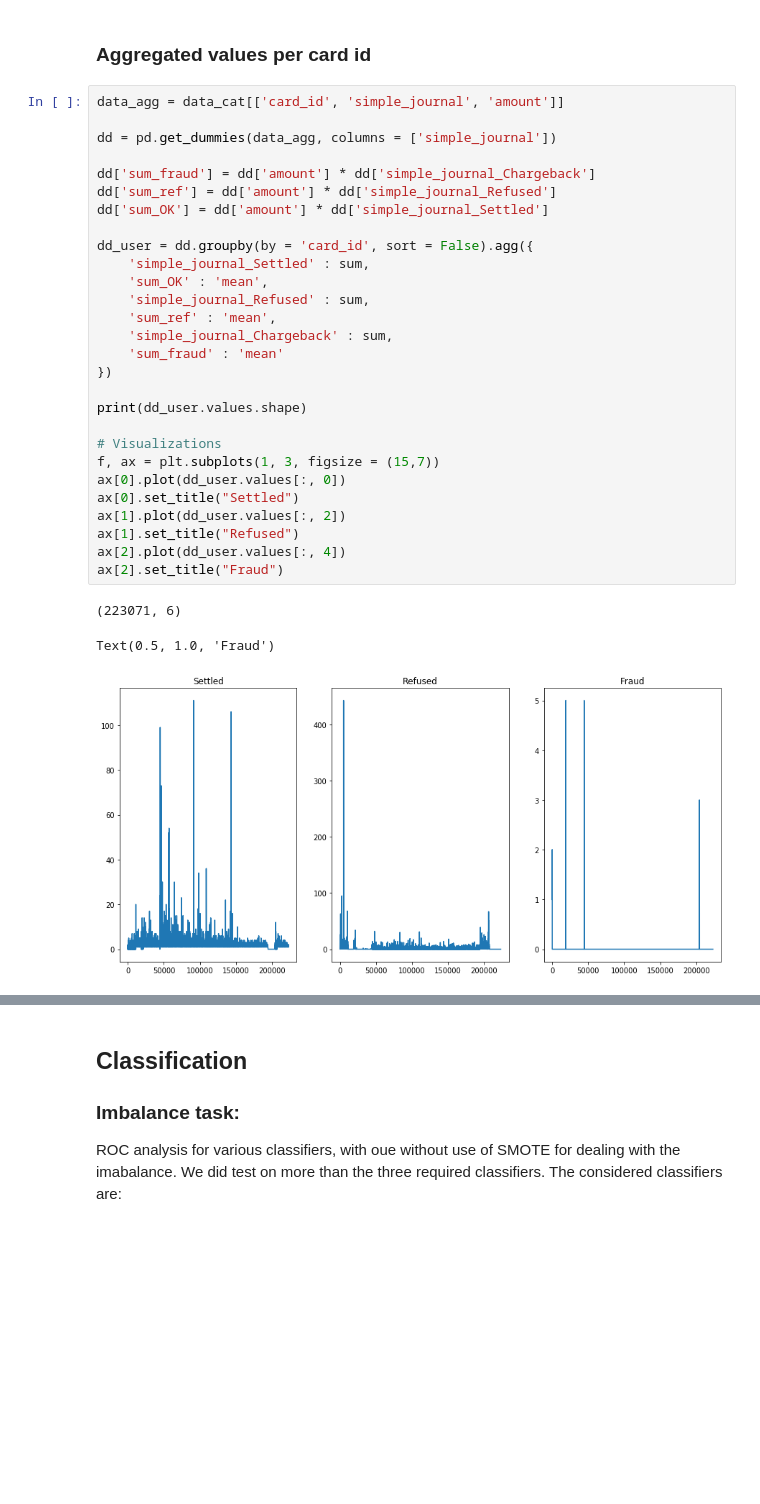
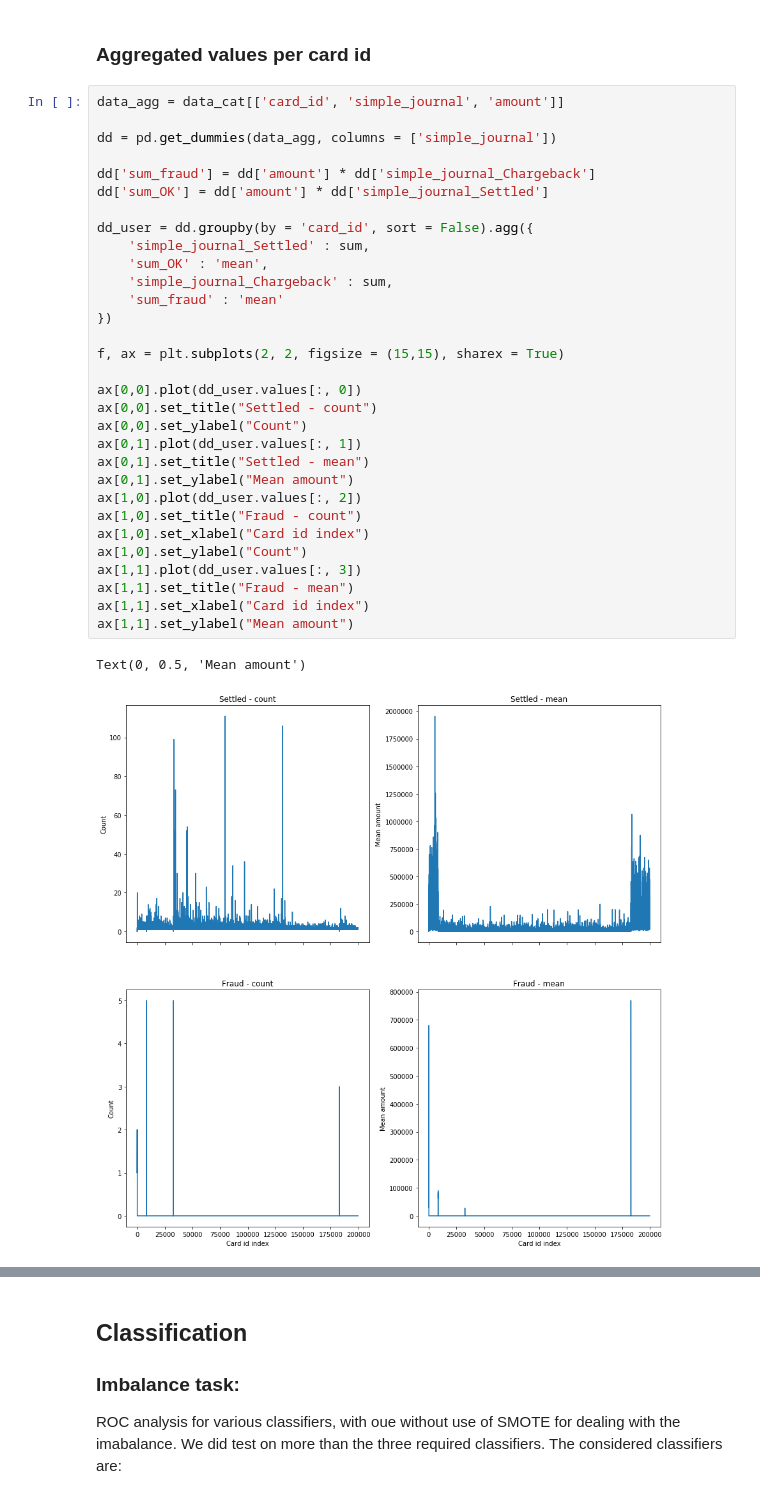
Before and after one commit to giannislelekas/CS4035, a Jupyter notebook: lab1/Lab1-dropNA.ipynb, the cells around one changed output, grey strips where cells are left out. Drawn from its saved outputs; the diff is of its cells as text; blank space fills up the shorter version.

Commit message:
visualizations added to notebook

```diff
--- a/lab1/Lab1-dropNA.ipynb
+++ b/lab1/Lab1-dropNA.ipynb
@@ -111,32 +169,34 @@ plt.colorbar()
 # %%
 data_agg = data_cat[['card_id', 'simple_journal', 'amount']]
 
 dd = pd.get_dummies(data_agg, columns = ['simple_journal'])
 
 dd['sum_fraud'] = dd['amount'] * dd['simple_journal_Chargeback']
-dd['sum_ref'] = dd['amount'] * dd['simple_journal_Refused']
 dd['sum_OK'] = dd['amount'] * dd['simple_journal_Settled']
 
 dd_user = dd.groupby(by = 'card_id', sort = False).agg({
     'simple_journal_Settled' : sum,
     'sum_OK' : 'mean',
-    'simple_journal_Refused' : sum,
-    'sum_ref' : 'mean',
     'simple_journal_Chargeback' : sum,
     'sum_fraud' : 'mean'
 })
 
-print(dd_user.values.shape)
+f, ax = plt.subplots(2, 2, figsize = (15,15), sharex = True)
 
-# Visualizations
-f, ax = plt.subplots(1, 3, figsize = (15,7))
-ax[0].plot(dd_user.values[:, 0])
-ax[0].set_title("Settled")
-ax[1].plot(dd_user.values[:, 2])
-ax[1].set_title("Refused")
-ax[2].plot(dd_user.values[:, 4])
-ax[2].set_title("Fraud")
+ax[0,0].plot(dd_user.values[:, 0])
+ax[0,0].set_title("Settled - count")
+ax[0,0].set_ylabel("Count")
+ax[0,1].plot(dd_user.values[:, 1])
+ax[0,1].set_title("Settled - mean")
+ax[0,1].set_ylabel("Mean amount")
+ax[1,0].plot(dd_user.values[:, 2])
+ax[1,0].set_title("Fraud - count")
+ax[1,0].set_xlabel("Card id index")
+ax[1,0].set_ylabel("Count")
+ax[1,1].plot(dd_user.values[:, 3])
+ax[1,1].set_title("Fraud - mean")
+ax[1,1].set_xlabel("Card id index")
+ax[1,1].set_ylabel("Mean amount")
 # %% [output]
-(223071, 6)
+Text(0, 0.5, 'Mean amount')
-Text(0.5, 1.0, 'Fraud')
-[figure, old version]
+[figure, new version]
```
Also changed, not shown: parts of 14 cells of this notebook, 1 other file.
